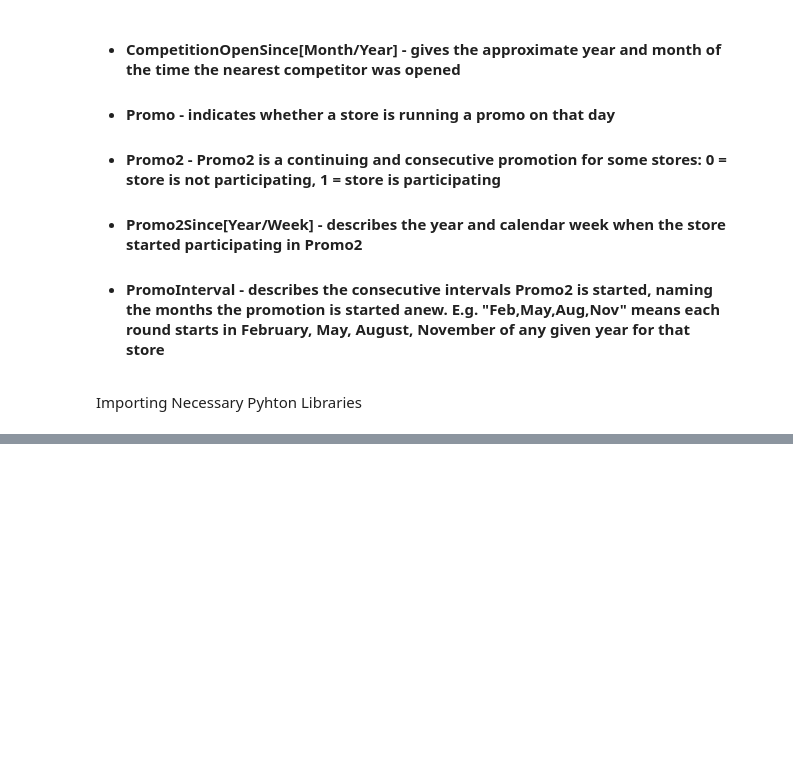
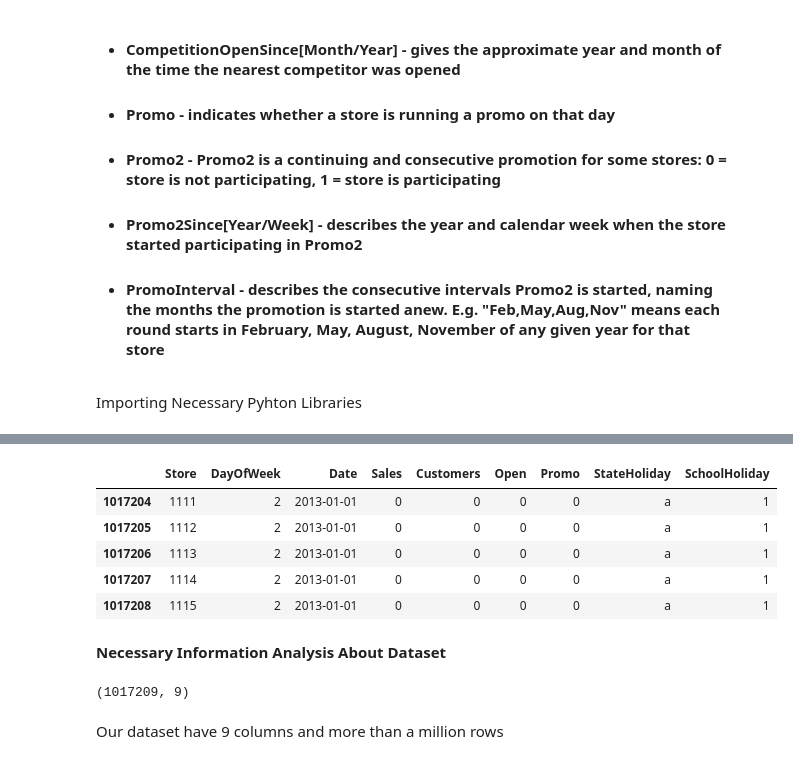
Before and after one commit to himanshu302002/ML-Regression-, a Jupyter notebook: (Capstone_Project)ML_Regression_on_Retail_Sales_Prediction.ipynb, the cells around one changed output, grey strips where cells are left out. Saved outputs shown, nothing was run; the diff lists cells and outputs as text; code cells hidden in the pictures; blank space fills up the shorter version.

```diff
--- a/(Capstone_Project)ML_Regression_on_Retail_Sales_Prediction.ipynb
+++ b/(Capstone_Project)ML_Regression_on_Retail_Sales_Prediction.ipynb
@@ -715,0 +119,17 @@ Answer Here.
+# %%
+rossman_df.tail()
+# %% [output]
+|  | Store | DayOfWeek | Date | Sales | Customers | Open | Promo | StateHoliday | SchoolHoliday |
+| 1017204 | 1111 | 2 | 2013-01-01 | 0 | 0 | 0 | 0 | a | 1 |
+| 1017205 | 1112 | 2 | 2013-01-01 | 0 | 0 | 0 | 0 | a | 1 |
+| 1017206 | 1113 | 2 | 2013-01-01 | 0 | 0 | 0 | 0 | a | 1 |
+| 1017207 | 1114 | 2 | 2013-01-01 | 0 | 0 | 0 | 0 | a | 1 |
+| 1017208 | 1115 | 2 | 2013-01-01 | 0 | 0 | 0 | 0 | a | 1 |
+# %% [markdown]
+**Necessary Information Analysis About Dataset**
+# %%
+rossman_df.shape
+# %% [output]
+(1017209, 9)
+# %% [markdown]
+Our dataset have 9 columns and more than a million rows
```
Also changed, not shown: parts of 308 cells of this notebook.
